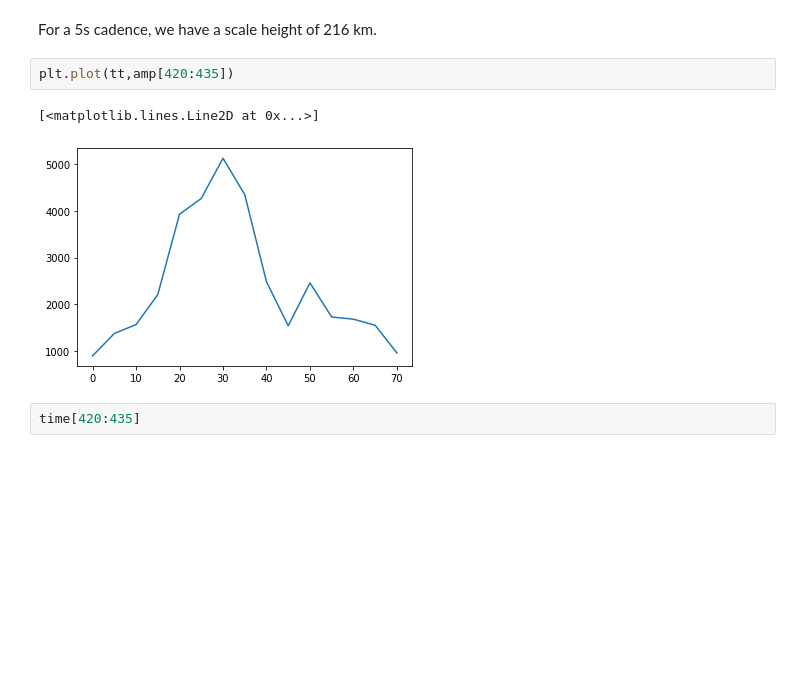
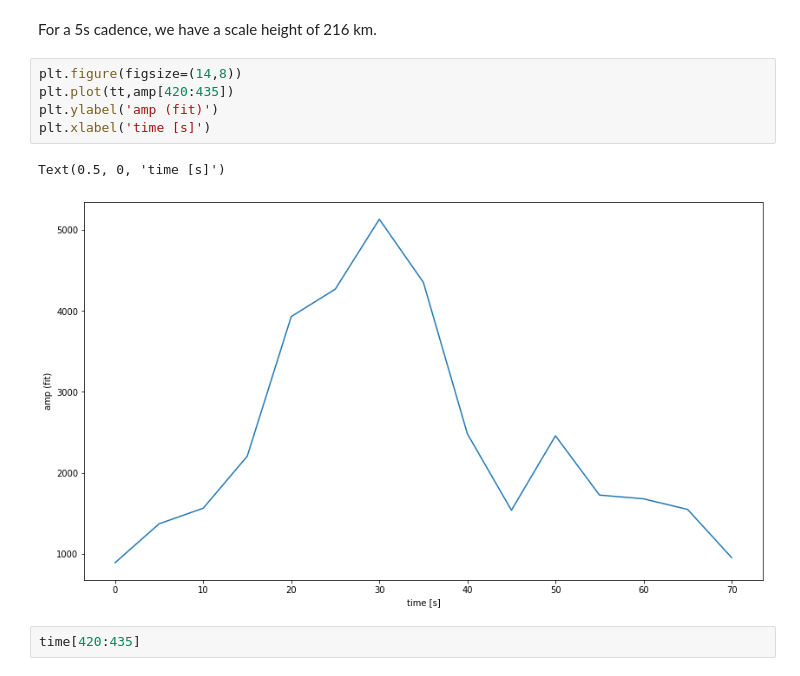
Before and after one commit to wilashfie/synth_spec, a Jupyter notebook: fit_iris.ipynb, the cells around one changed output. Cells and saved outputs as stored; diff of their text form; blank space fills up the shorter version.

```diff
--- a/iris_fit_all-Copy1.ipynb
+++ b/fit_iris.ipynb
@@ -134,10 +137,13 @@ H
 # %% [markdown]
 For a 5s cadence, we have a scale height of 216 km.
 # %%
+plt.figure(figsize=(14,8))
 plt.plot(tt,amp[420:435])
+plt.ylabel('amp (fit)')
+plt.xlabel('time [s]')
 # %% [output]
-[<matplotlib.lines.Line2D at 0x...>]
+Text(0.5, 0, 'time [s]')
-[figure, old version]
+[figure, new version]
 # %%
 time[420:435]
 # %% [output]
```
Also changed, not shown: parts of 3 cells of this notebook, 1 other file.
